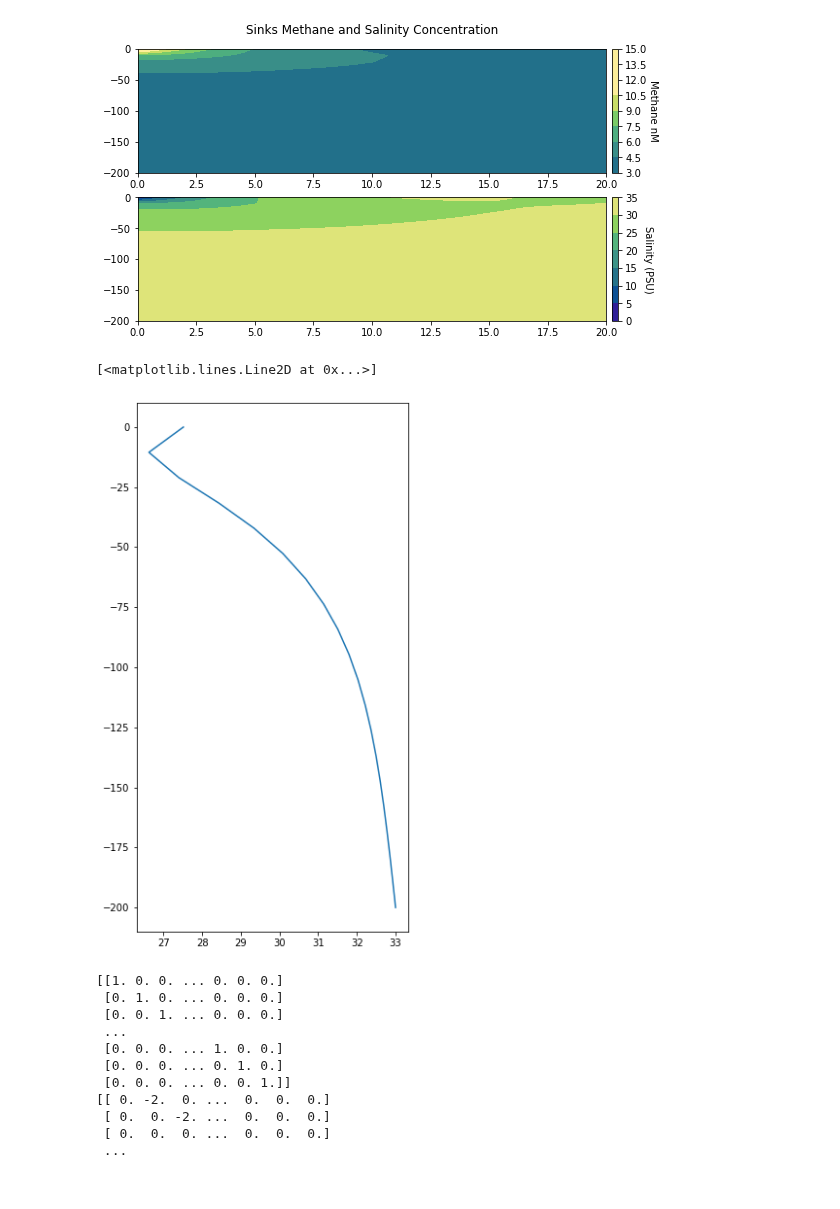
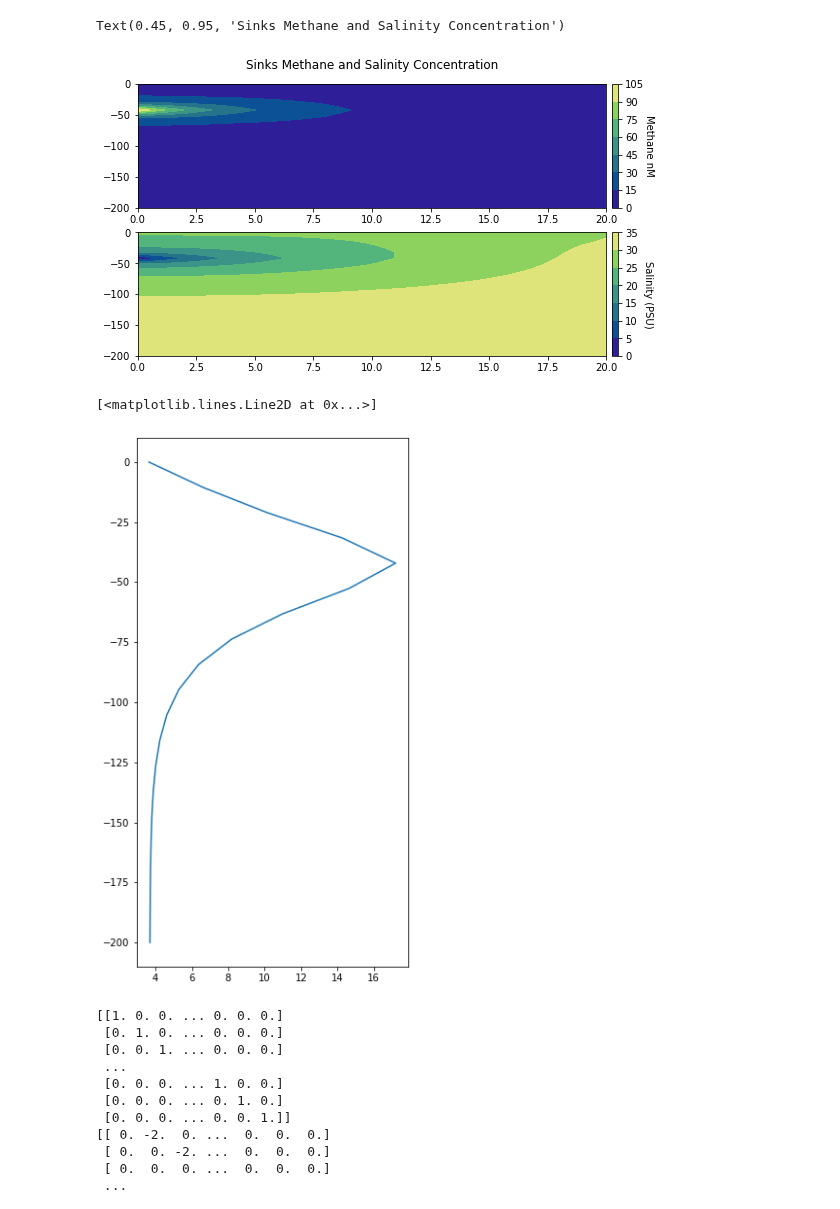
Before and after one commit to krobinson99/EOSC511Project, a Jupyter notebook: DiffusionModel.ipynb, the cells around one changed output. Cells and saved outputs as stored; diff of their text form; code cells hidden in the pictures.

Commit message:
fixed diffusion boundaries +salinity profile

```diff
--- a/DiffusionModel.ipynb
+++ b/DiffusionModel.ipynb
@@ -13,6 +13,6 @@ D=200 # m
 L=2e4 # m
 dt= 2e2 #
 T= 1e6
-zz=50
+zz=10
 C,S=glacier.glacier(ngridx,ngridz,dt,zz,T)
 Cs, Ss =glacier.glacier(ngridx,ngridz,dt,zz,T, steady = False)
@@ -62,35 +63,34 @@ plt.savefig('SteadyDiffusion.pdf')
 # %%
 cmap=cmocean.cm.haline
 fig, axs=plt.subplots(2,1,figsize=(10,5))
 z = np.linspace(0,D,ngridz)
 x = np.linspace(0,L/1e3,ngridx)
 X,Z=np.meshgrid(x,z)
 
-c1=axs[0].contourf(X,-Z,Cs[-1,:,:].T,cmap=cmap, vmin = 0, vmax = 11)
+c1=axs[0].contourf(X,-Z,Cs[-1,:,:].T,cmap=cmap)
 cb1=fig.colorbar(c1,ax=axs[0],pad=0.01)
 cb1.ax.get_yaxis().labelpad = 10
 cb1.set_label('Methane nM', rotation=270)
-c2=axs[1].contourf(X,-Z,Ss[-1,:,:].T,cmap=cmap, vmin = 0, vmax = 35)
+c2=axs[1].contourf(X,-Z,Ss[-1,:,:].T,cmap=cmap)
 cb2=fig.colorbar(c2,ax=axs[1],pad=0.01)
 cb2.ax.get_yaxis().labelpad = 15
 cb2.set_label('Salinity (PSU)', rotation=270)
 fig.suptitle('Sinks Methane and Salinity Concentration',y=0.95,x=0.45)
 #fig.supxlabel('Distance from glacier (km)',x=0.45)
 #fig.supylabel('Depth (m)',x=0.05)
-plt.savefig('SinksDiffusion.pdf')
+#plt.savefig('SinksDiffusion.pdf')
 # %% [output]
+Text(0.45, 0.95, 'Sinks Methane and Salinity Concentration')
-[figure, old version]
+[figure, new version]
 # %%
 dz=D/(ngridz-1)
 dx = L/(ngridx-1)
-
 plt.figure(figsize=(5,10))
-plt.plot(S[-1,int(7e3/dx),:],-z)
-
+plt.plot(Cs[-1,20,:],-z)
 #plt.axhline(y=-int(zz/dz)*dz)
 # %% [output]
 [<matplotlib.lines.Line2D at 0x...>]
-[figure, old version]
+[figure, new version]
 # %%
 # Create diagonal matrix:
 
```
Also changed, not shown: parts of 3 cells of this notebook, 2 other files.
